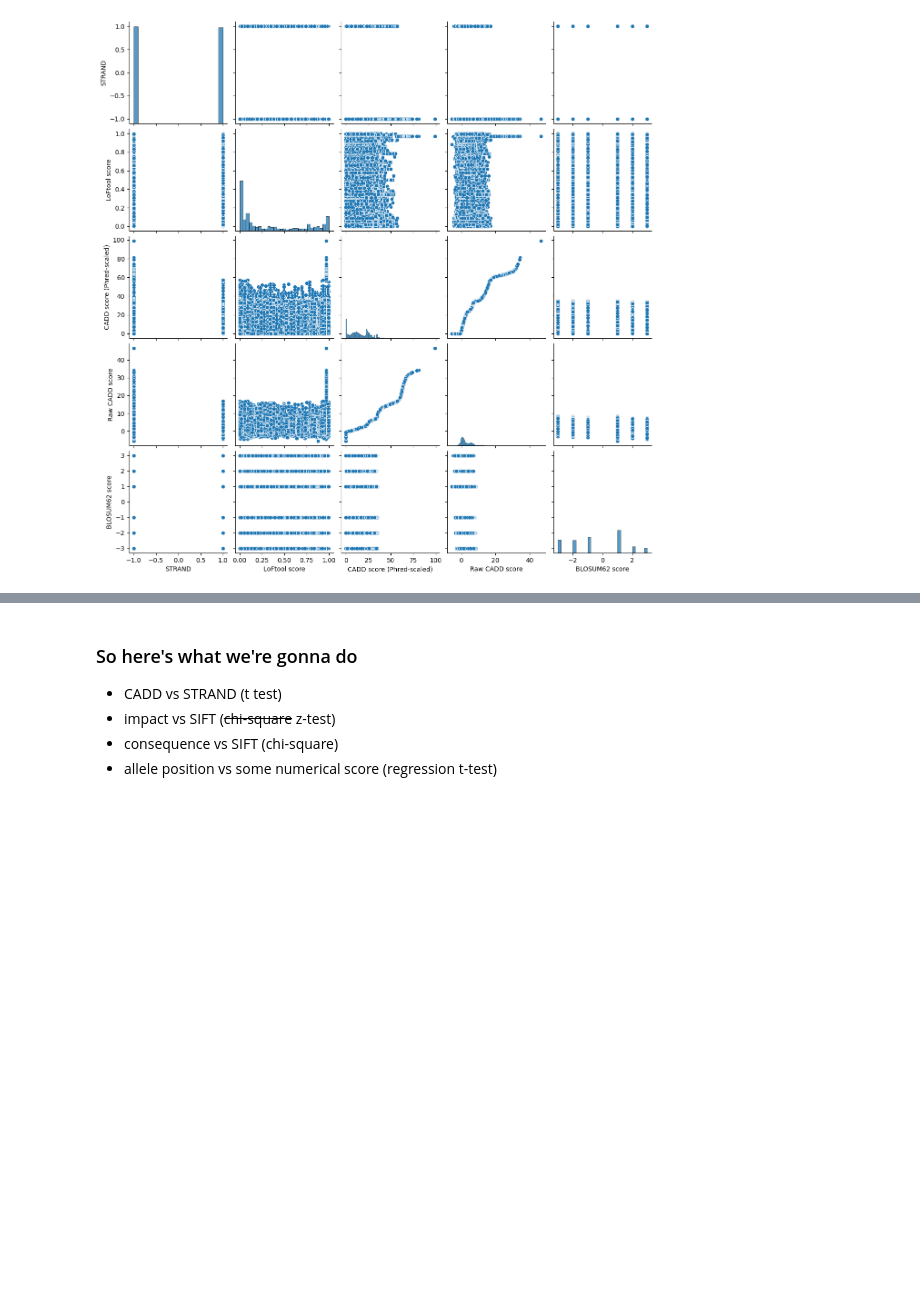
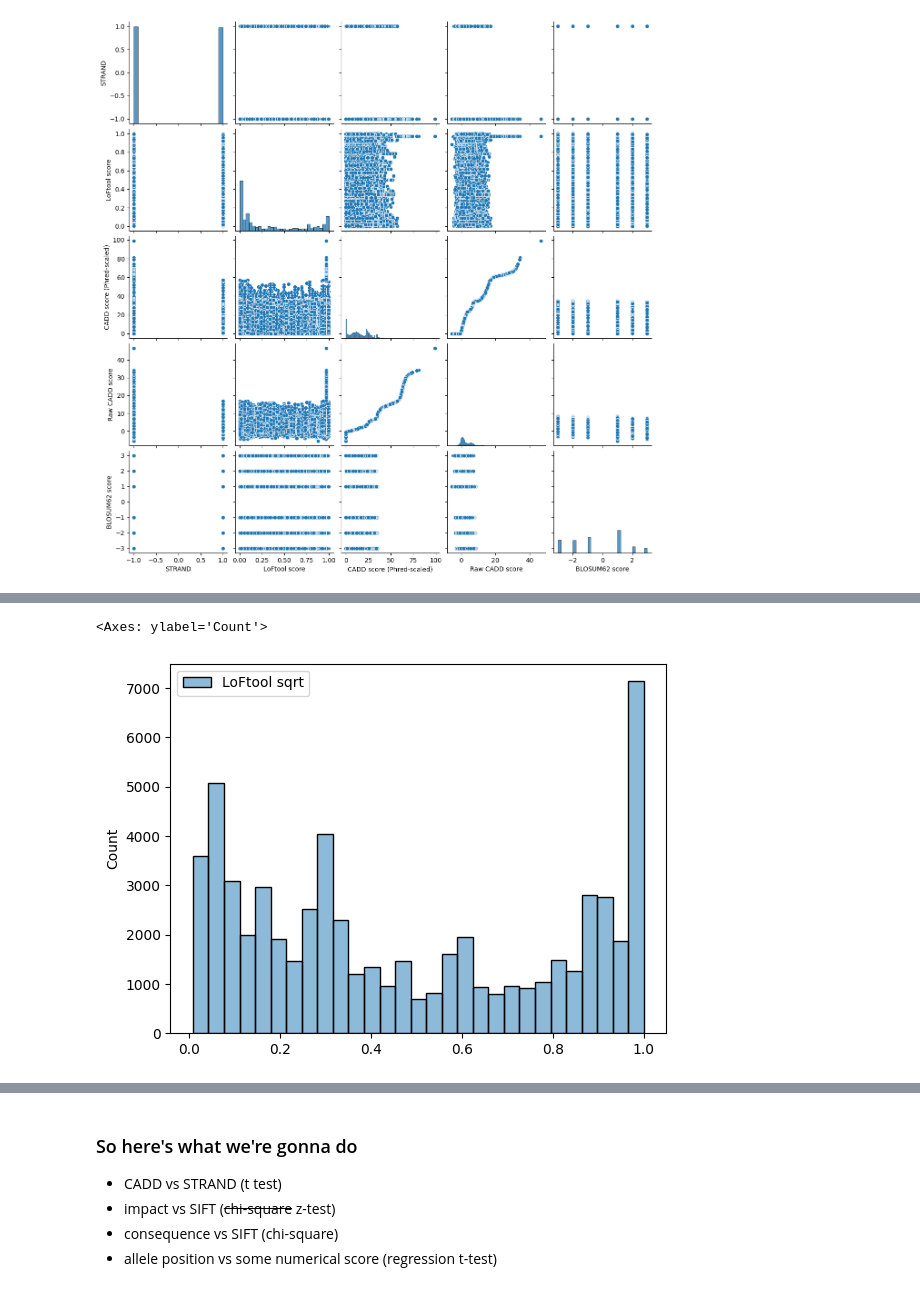
Before and after one commit to echometerain/Stats-Project, a Jupyter notebook: notebook.ipynb, the cells around one changed output, grey strips where cells are left out. Drawn from its saved outputs; the diff is of its cells as text; code cells hidden in the pictures; blank space fills up the shorter version.

```diff
--- a/notebook.ipynb
+++ b/notebook.ipynb
@@ -86,0 +119,7 @@ sns.pairplot(df)
+# %%
+sqrt = pd.DataFrame()
+sqrt["LoFtool sqrt"] = np.sqrt(scores.iloc[:, 0])
+sns.histplot(sqrt)
+# %% [output]
+<Axes: ylabel='Count'>
+[figure, added]
```
Also changed, not shown: parts of 15 cells of this notebook.
